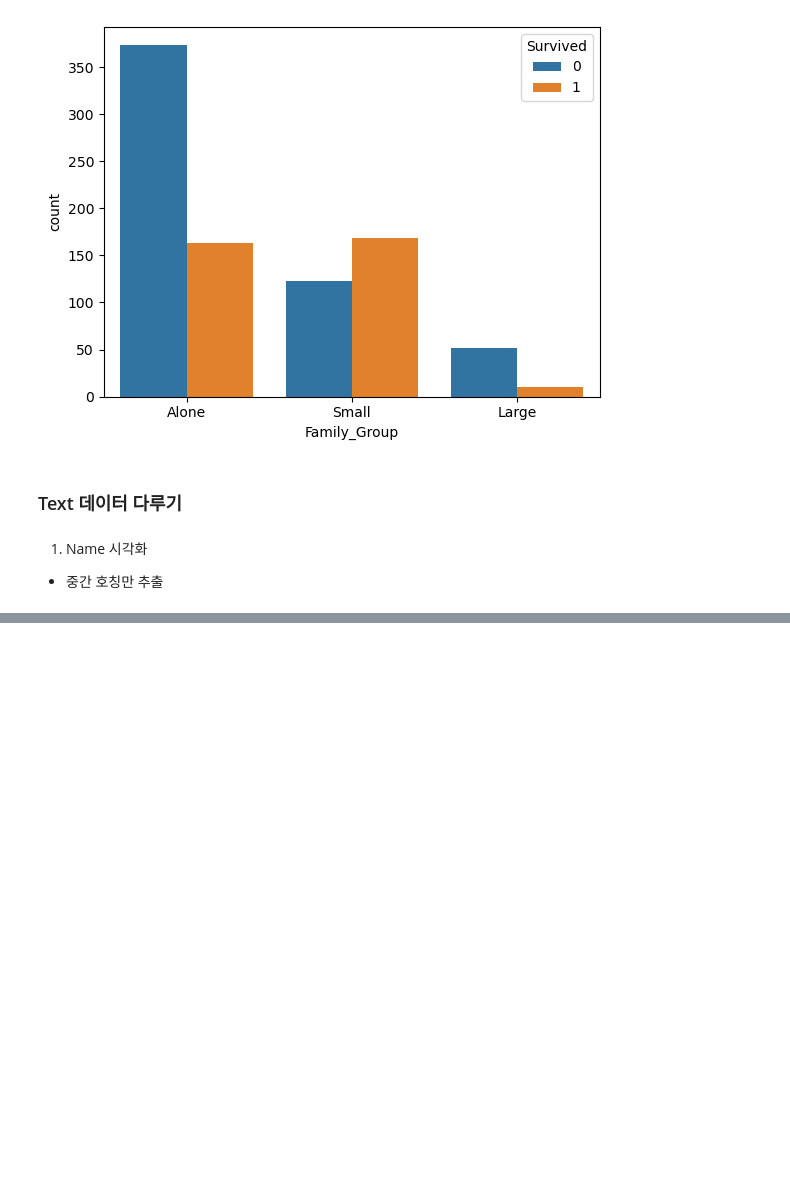
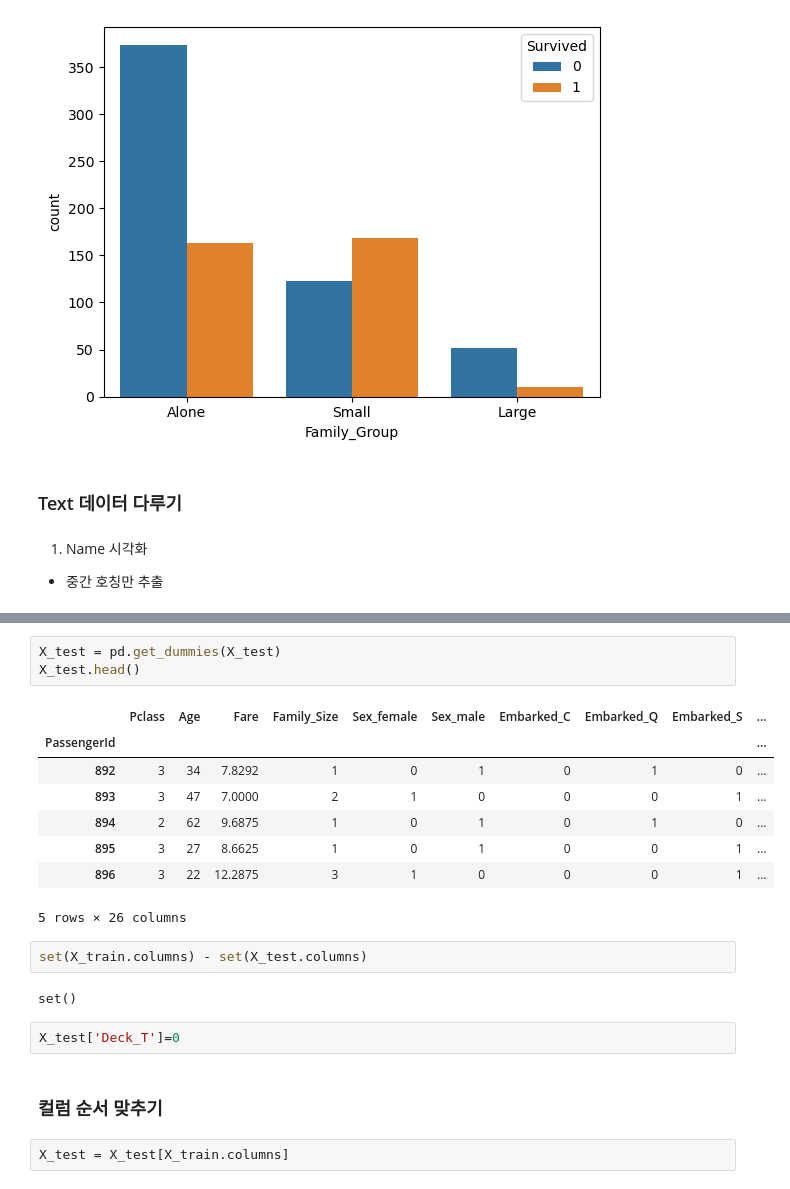
Before and after one commit to SeeUSoon93/MachineLerning, a Jupyter notebook: 6. 머신러닝/ex04_타이타닉 생존자 예측 분석.ipynb, the cells around one changed output, grey strips where cells are left out. Saved outputs shown, nothing was run; the diff lists cells and outputs as text; blank space fills up the shorter version.

```diff
--- a/6. 머신러닝/ex04_타이타닉 생존자 예측 분석.ipynb
+++ b/6. 머신러닝/ex04_타이타닉 생존자 예측 분석.ipynb
@@ -545,0 +692,22 @@ Name: Name, Length: 891, dtype: object
+# %%
+X_test = pd.get_dummies(X_test)
+X_test.head()
+# %% [output]
+|  | Pclass | Age | Fare | Family_Size | Sex_female | Sex_male | Embarked_C | Embarked_Q | Embarked_S | ... |
+| PassengerId |  |  |  |  |  |  |  |  |  | ... |
+| 892 | 3 | 34 | 7.8292 | 1 | 0 | 1 | 0 | 1 | 0 | ... |
+| 893 | 3 | 47 | 7.0000 | 2 | 1 | 0 | 0 | 0 | 1 | ... |
+| 894 | 2 | 62 | 9.6875 | 1 | 0 | 1 | 0 | 1 | 0 | ... |
+| 895 | 3 | 27 | 8.6625 | 1 | 0 | 1 | 0 | 0 | 1 | ... |
+| 896 | 3 | 22 | 12.2875 | 3 | 1 | 0 | 0 | 0 | 1 | ... |
+5 rows × 26 columns
+# %%
+set(X_train.columns) - set(X_test.columns)
+# %% [output]
+set()
+# %%
+X_test['Deck_T']=0
+# %% [markdown]
+### 컬럼 순서 맞추기
+# %%
+X_test = X_test[X_train.columns]
```
Also changed, not shown: parts of 37 cells of this notebook.
